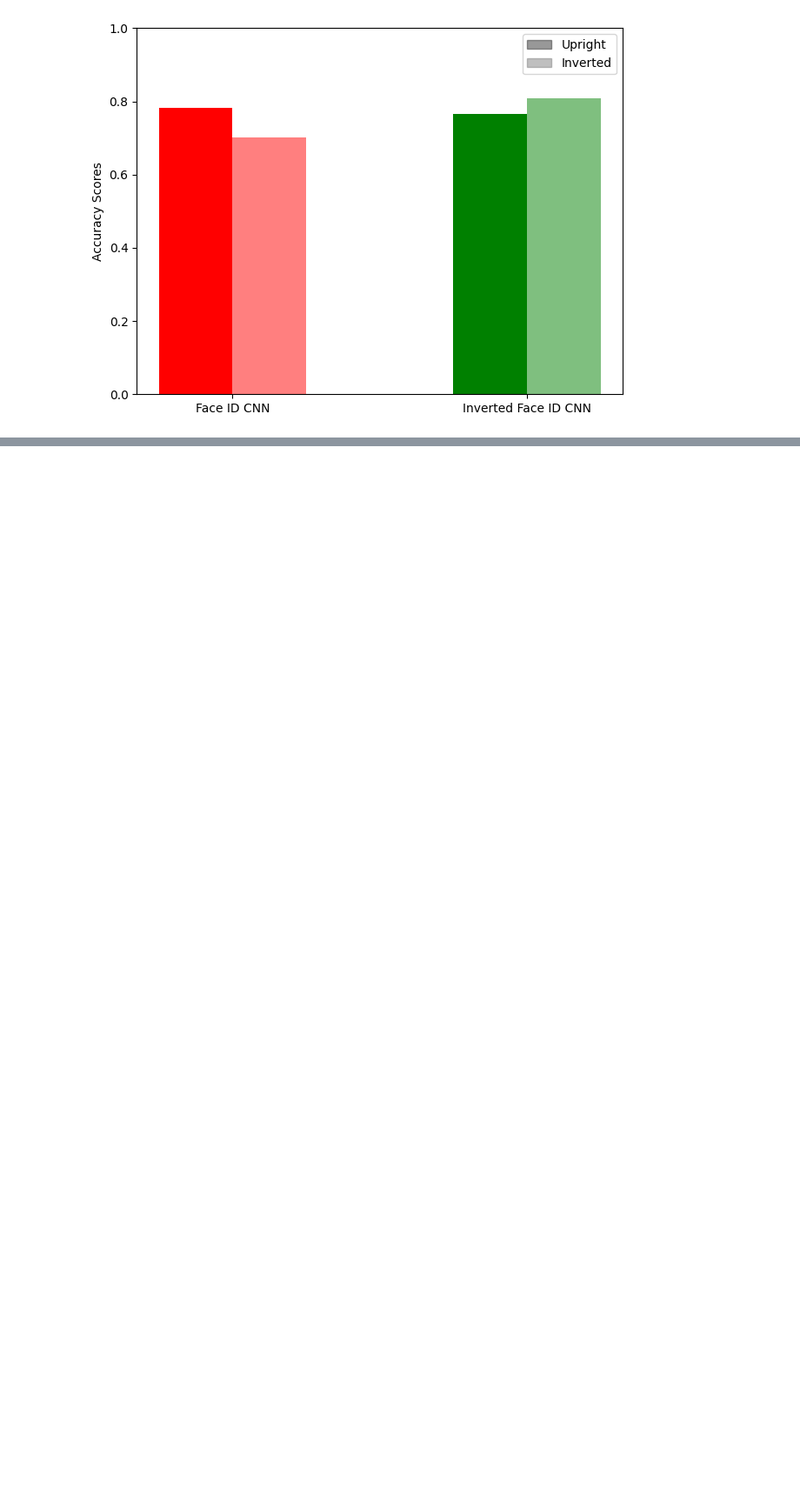
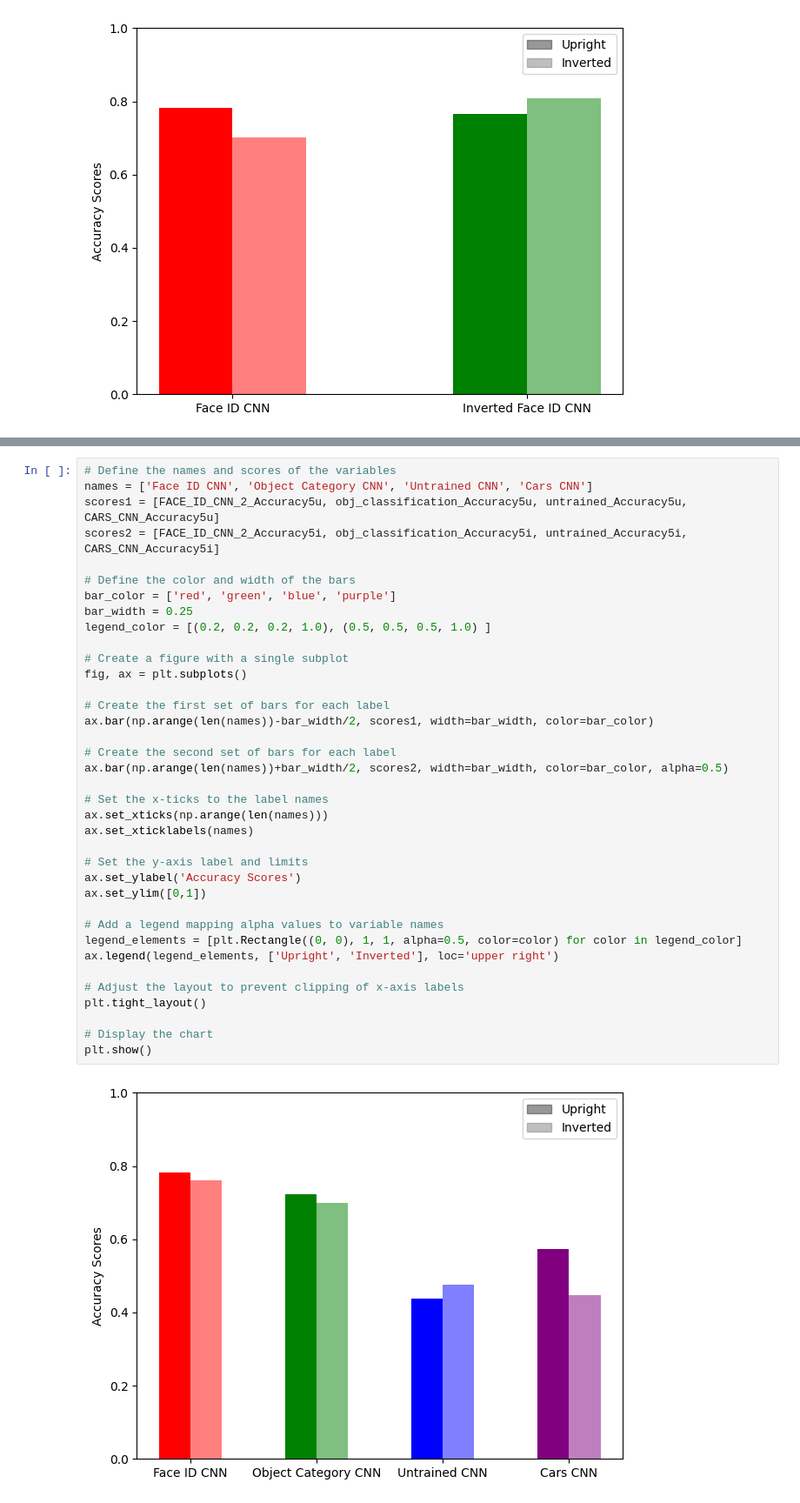
Before and after one commit to hashtaghari/Understanding-Face-Recognition-Using-Deep-Convolutional-Neural-Networks, a Jupyter notebook: Code and Datasets for Experiments/Analysis.ipynb, the cells around one changed output, grey strips where cells are left out. Shown at 87% size. Cells and saved outputs as stored; diff of their text form; blank space fills up the shorter version.

```diff
--- a/Code and Datasets for Experiments/Analysis.ipynb
+++ b/Code and Datasets for Experiments/Analysis.ipynb
@@ -516,0 +558,39 @@ plt.show()
+# %%
+# Define the names and scores of the variables
+names = ['Face ID CNN', 'Object Category CNN', 'Untrained CNN', 'Cars CNN']
+scores1 = [FACE_ID_CNN_2_Accuracy5u, obj_classification_Accuracy5u, untrained_Accuracy5u, CARS_CNN_Accuracy5u]
+scores2 = [FACE_ID_CNN_2_Accuracy5i, obj_classification_Accuracy5i, untrained_Accuracy5i, CARS_CNN_Accuracy5i]
+
+# Define the color and width of the bars
+bar_color = ['red', 'green', 'blue', 'purple']
+bar_width = 0.25
+legend_color = [(0.2, 0.2, 0.2, 1.0), (0.5, 0.5, 0.5, 1.0) ]
+
+# Create a figure with a single subplot
+fig, ax = plt.subplots()
+
+# Create the first set of bars for each label
+ax.bar(np.arange(len(names))-bar_width/2, scores1, width=bar_width, color=bar_color)
+
+# Create the second set of bars for each label
+ax.bar(np.arange(len(names))+bar_width/2, scores2, width=bar_width, color=bar_color, alpha=0.5)
+
+# Set the x-ticks to the label names
+ax.set_xticks(np.arange(len(names)))
+ax.set_xticklabels(names)
+
+# Set the y-axis label and limits
+ax.set_ylabel('Accuracy Scores')
+ax.set_ylim([0,1])
+
+# Add a legend mapping alpha values to variable names
+legend_elements = [plt.Rectangle((0, 0), 1, 1, alpha=0.5, color=color) for color in legend_color]
+ax.legend(legend_elements, ['Upright', 'Inverted'], loc='upper right')
+
+# Adjust the layout to prevent clipping of x-axis labels
+plt.tight_layout()
+
+# Display the chart
+plt.show()
+# %% [output]
+[figure, added]
```
Also changed, not shown: parts of 3 cells of this notebook.
